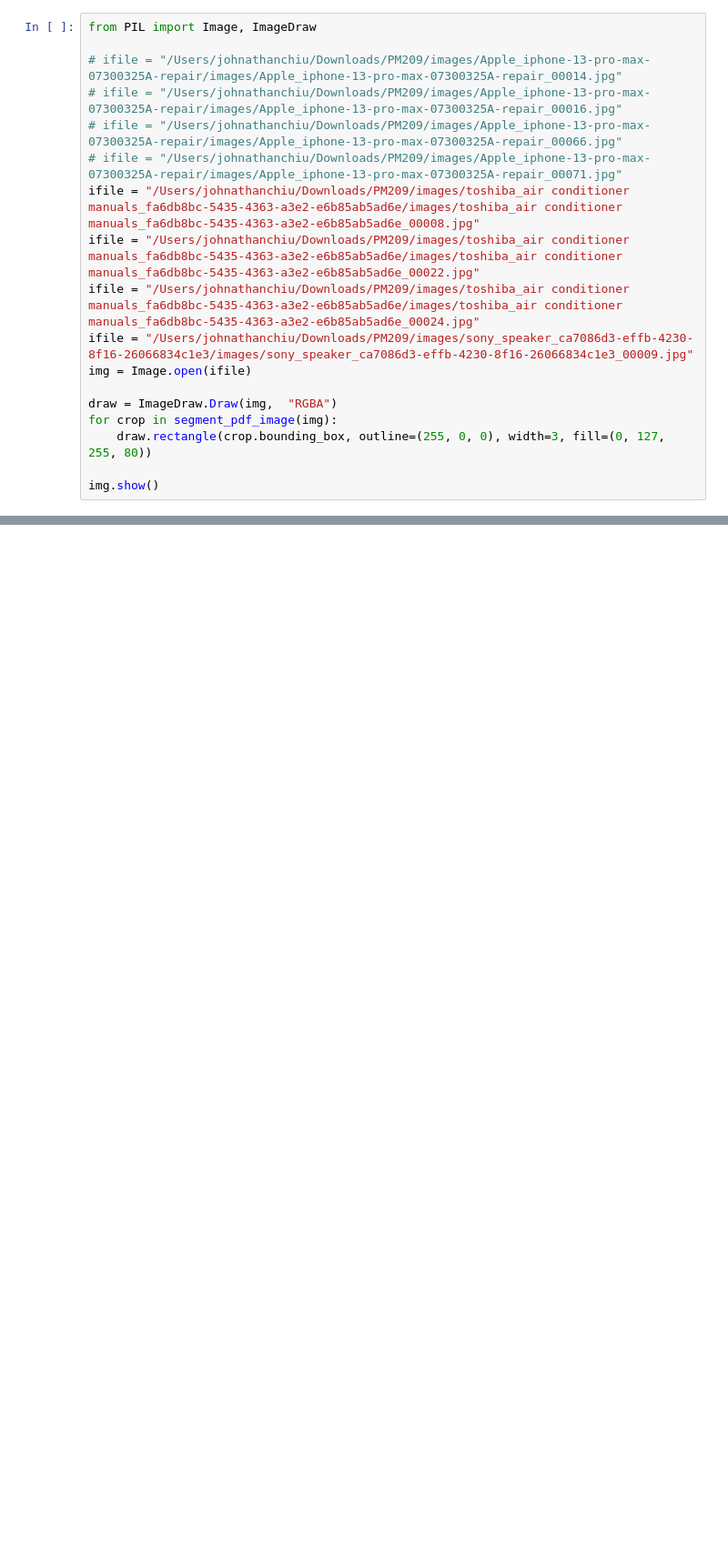
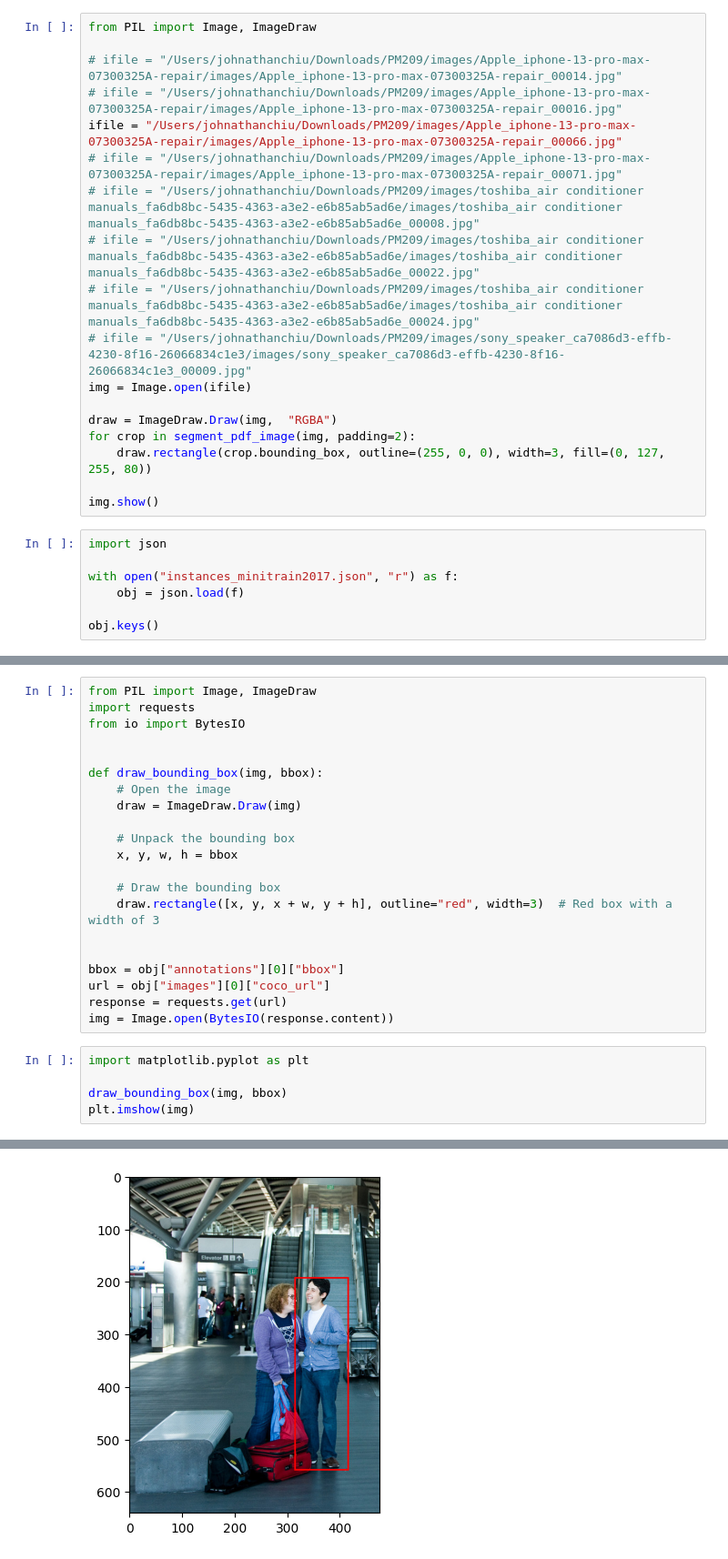
Before and after one commit to johnathanchiu/recursive-segmentation, a Jupyter notebook: nb.ipynb, the cells around one changed output, grey strips where cells are left out. Shown at 91% size. Drawn from its saved outputs; the diff is of its cells as text; blank space fills up the shorter version.

```diff
--- a/nb.ipynb
+++ b/nb.ipynb
@@ -23,16 +20,23 @@ from PIL import Image, ImageDraw
 
 # ifile = "/Users/johnathanchiu/Downloads/PM209/images/Apple_iphone-13-pro-max-07300325A-repair/images/Apple_iphone-13-pro-max-07300325A-repair_00014.jpg"
 # ifile = "/Users/johnathanchiu/Downloads/PM209/images/Apple_iphone-13-pro-max-07300325A-repair/images/Apple_iphone-13-pro-max-07300325A-repair_00016.jpg"
-# ifile = "/Users/johnathanchiu/Downloads/PM209/images/Apple_iphone-13-pro-max-07300325A-repair/images/Apple_iphone-13-pro-max-07300325A-repair_00066.jpg"
+ifile = "/Users/johnathanchiu/Downloads/PM209/images/Apple_iphone-13-pro-max-07300325A-repair/images/Apple_iphone-13-pro-max-07300325A-repair_00066.jpg"
 # ifile = "/Users/johnathanchiu/Downloads/PM209/images/Apple_iphone-13-pro-max-07300325A-repair/images/Apple_iphone-13-pro-max-07300325A-repair_00071.jpg"
-ifile = "/Users/johnathanchiu/Downloads/PM209/images/toshiba_air conditioner manuals_fa6db8bc-5435-4363-a3e2-e6b85ab5ad6e/images/toshiba_air conditioner manuals_fa6db8bc-5435-4363-a3e2-e6b85ab5ad6e_00008.jpg"
-ifile = "/Users/johnathanchiu/Downloads/PM209/images/toshiba_air conditioner manuals_fa6db8bc-5435-4363-a3e2-e6b85ab5ad6e/images/toshiba_air conditioner manuals_fa6db8bc-5435-4363-a3e2-e6b85ab5ad6e_00022.jpg"
-ifile = "/Users/johnathanchiu/Downloads/PM209/images/toshiba_air conditioner manuals_fa6db8bc-5435-4363-a3e2-e6b85ab5ad6e/images/toshiba_air conditioner manuals_fa6db8bc-5435-4363-a3e2-e6b85ab5ad6e_00024.jpg"
-ifile = "/Users/johnathanchiu/Downloads/PM209/images/sony_speaker_ca7086d3-effb-4230-8f16-26066834c1e3/images/sony_speaker_ca7086d3-effb-4230-8f16-26066834c1e3_00009.jpg"
+# ifile = "/Users/johnathanchiu/Downloads/PM209/images/toshiba_air conditioner manuals_fa6db8bc-5435-4363-a3e2-e6b85ab5ad6e/images/toshiba_air conditioner manuals_fa6db8bc-5435-4363-a3e2-e6b85ab5ad6e_00008.jpg"
+# ifile = "/Users/johnathanchiu/Downloads/PM209/images/toshiba_air conditioner manuals_fa6db8bc-5435-4363-a3e2-e6b85ab5ad6e/images/toshiba_air conditioner manuals_fa6db8bc-5435-4363-a3e2-e6b85ab5ad6e_00022.jpg"
+# ifile = "/Users/johnathanchiu/Downloads/PM209/images/toshiba_air conditioner manuals_fa6db8bc-5435-4363-a3e2-e6b85ab5ad6e/images/toshiba_air conditioner manuals_fa6db8bc-5435-4363-a3e2-e6b85ab5ad6e_00024.jpg"
+# ifile = "/Users/johnathanchiu/Downloads/PM209/images/sony_speaker_ca7086d3-effb-4230-8f16-26066834c1e3/images/sony_speaker_ca7086d3-effb-4230-8f16-26066834c1e3_00009.jpg"
 img = Image.open(ifile)
 
 draw = ImageDraw.Draw(img,  "RGBA")
-for crop in segment_pdf_image(img):
+for crop in segment_pdf_image(img, padding=2):
     draw.rectangle(crop.bounding_box, outline=(255, 0, 0), width=3, fill=(0, 127, 255, 80))
 
 img.show()
+# %%
+import json
+
+with open("instances_minitrain2017.json", "r") as f:
+    obj = json.load(f)
+
+obj.keys()
@@ -38,0 +60,27 @@ img.show()
+# %%
+from PIL import Image, ImageDraw
+import requests
+from io import BytesIO
+
+
+def draw_bounding_box(img, bbox):
+    # Open the image
+    draw = ImageDraw.Draw(img)
+
+    # Unpack the bounding box
+    x, y, w, h = bbox
+
+    # Draw the bounding box
+    draw.rectangle([x, y, x + w, y + h], outline="red", width=3)  # Red box with a width of 3
+
+
+bbox = obj["annotations"][0]["bbox"]
+url = obj["images"][0]["coco_url"]
+response = requests.get(url)
+img = Image.open(BytesIO(response.content))
+# %%
+import matplotlib.pyplot as plt
+
+draw_bounding_box(img, bbox)
+plt.imshow(img)
+# %% [output]
@@ -38,0 +88 @@ img.show()
+[figure, added]
```
Also changed, not shown: parts of 6 cells of this notebook, 2 other files.
